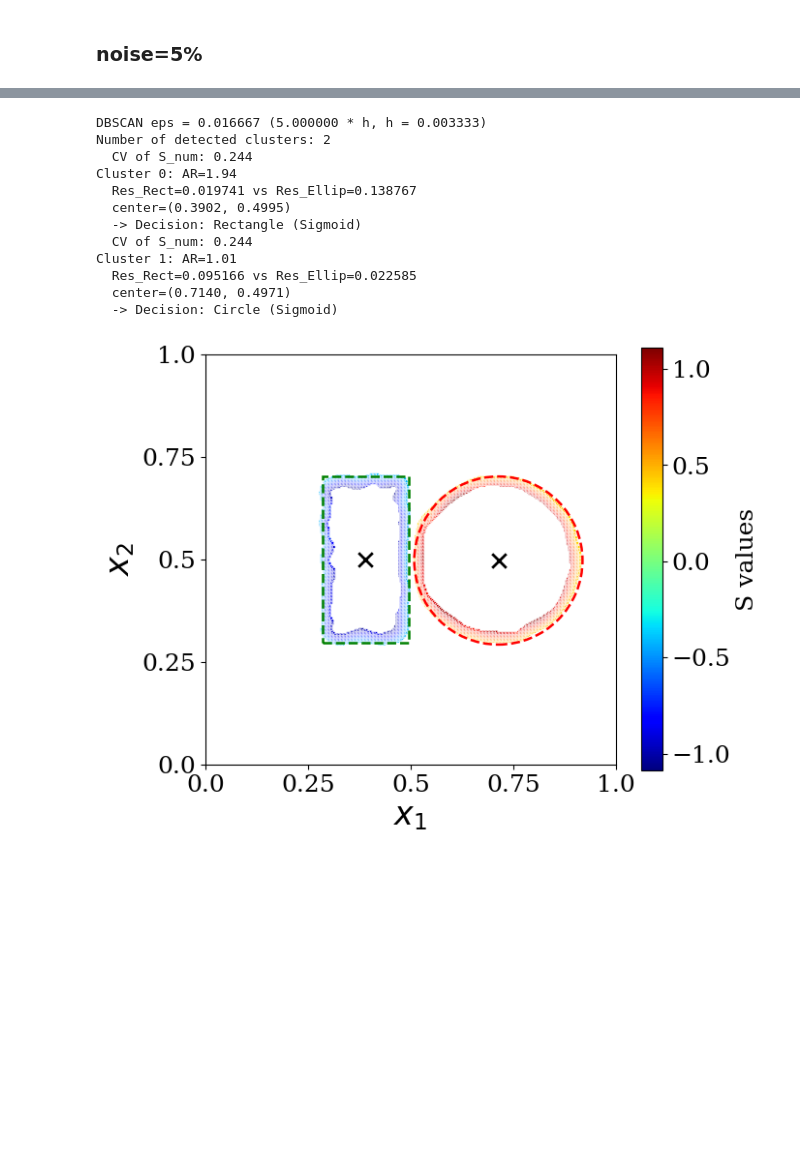
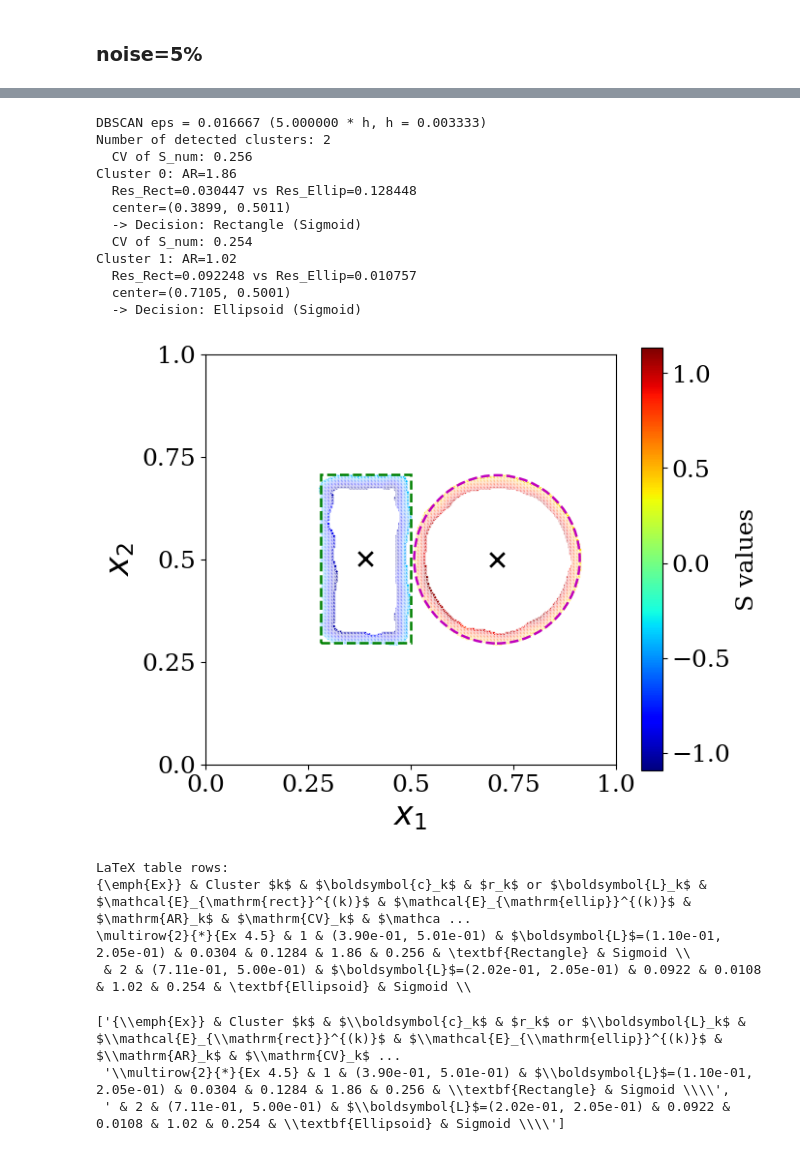
Before and after one commit to Lydiaa66/MA-RFM, a Jupyter notebook: Ex4.5/Noise_MA_RFM_5%.ipynb, the cells around one changed output, grey strips where cells are left out. Cells and saved outputs as stored; diff of their text form; code cells hidden in the pictures; blank space fills up the shorter version.

```diff
--- a/Ex4.5/Noise_MA_RFM_5%.ipynb
+++ b/Ex4.5/Noise_MA_RFM_5%.ipynb
@@ -8,7 +8,7 @@ import time
 import os
 torch.set_default_dtype(torch.float64)
 np.random.seed(2)
-device = torch.device("cuda:2" if torch.cuda.is_available() else "cpu")
+device = torch.device("cuda:1" if torch.cuda.is_available() else "cpu")
 print(device)
 cupy_device = device.index if device.type == "cuda" else 0
 import numpy as np
@@ -110,28 +115,37 @@ with open("./Noise/noise=5%/cells_store.pkl", "wb") as f:
 # %%
 import bound_detect
 reload(bound_detect)
 x=np.linspace(tau_x_min,tau_x_max,301)
 y=np.linspace(tau_y_min,tau_y_max,301)
 X,Y=np.meshgrid(x,y)
 eps_cluster=5.0
 mini_samples=20
 para_abs=3
 para_grad=3
 results=bound_detect.detect_shape(g_S,X.T,Y.T,tau_x_min,tau_x_max,tau_y_min,tau_y_max,para_abs,para_grad,eps_cluster,mini_samples,S_num_store[-1],output_directory="./Noise/noise=5%", output_filename="plot.png", eps_mode="grid_scaled")
+print("LaTeX table rows:")
+bound_detect.print_latex_result_rows(results, example_name="Ex 4.5", include_header=True)
 # %% [output]
 DBSCAN eps = 0.016667 (5.000000 * h, h = 0.003333)
 Number of detected clusters: 2
-  CV of S_num: 0.244
-Cluster 0: AR=1.94
-  Res_Rect=0.019741 vs Res_Ellip=0.138767
-  center=(0.3902, 0.4995)
+  CV of S_num: 0.256
+Cluster 0: AR=1.86
+  Res_Rect=0.030447 vs Res_Ellip=0.128448
+  center=(0.3899, 0.5011)
   -> Decision: Rectangle (Sigmoid)
-  CV of S_num: 0.244
-Cluster 1: AR=1.01
-  Res_Rect=0.095166 vs Res_Ellip=0.022585
-  center=(0.7140, 0.4971)
-  -> Decision: Circle (Sigmoid)
+  CV of S_num: 0.254
+Cluster 1: AR=1.02
+  Res_Rect=0.092248 vs Res_Ellip=0.010757
+  center=(0.7105, 0.5001)
+  -> Decision: Ellipsoid (Sigmoid)
-[figure, old version]
+[figure, new version]
+LaTeX table rows:
+{\emph{Ex}} & Cluster $k$ & $\boldsymbol{c}_k$ & $r_k$ or $\boldsymbol{L}_k$ & $\mathcal{E}_{\mathrm{rect}}^{(k)}$ & $\mathcal{E}_{\mathrm{ellip}}^{(k)}$ & $\mathrm{AR}_k$ & $\mathrm{CV}_k$ & $\mathca ...
+\multirow{2}{*}{Ex 4.5} & 1 & (3.90e-01, 5.01e-01) & $\boldsymbol{L}$=(1.10e-01, 2.05e-01) & 0.0304 & 0.1284 & 1.86 & 0.256 & \textbf{Rectangle} & Sigmoid \\
+ & 2 & (7.11e-01, 5.00e-01) & $\boldsymbol{L}$=(2.02e-01, 2.05e-01) & 0.0922 & 0.0108 & 1.02 & 0.254 & \textbf{Ellipsoid} & Sigmoid \\
+['{\\emph{Ex}} & Cluster $k$ & $\\boldsymbol{c}_k$ & $r_k$ or $\\boldsymbol{L}_k$ & $\\mathcal{E}_{\\mathrm{rect}}^{(k)}$ & $\\mathcal{E}_{\\mathrm{ellip}}^{(k)}$ & $\\mathrm{AR}_k$ & $\\mathrm{CV}_k$ ...
+ '\\multirow{2}{*}{Ex 4.5} & 1 & (3.90e-01, 5.01e-01) & $\\boldsymbol{L}$=(1.10e-01, 2.05e-01) & 0.0304 & 0.1284 & 1.86 & 0.256 & \\textbf{Rectangle} & Sigmoid \\\\',
+ ' & 2 & (7.11e-01, 5.00e-01) & $\\boldsymbol{L}$=(2.02e-01, 2.05e-01) & 0.0922 & 0.0108 & 1.02 & 0.254 & \\textbf{Ellipsoid} & Sigmoid \\\\']
 # %%
 results
 # %% [output]
```
Also changed, not shown: parts of 10 cells of this notebook, 52 other files.
